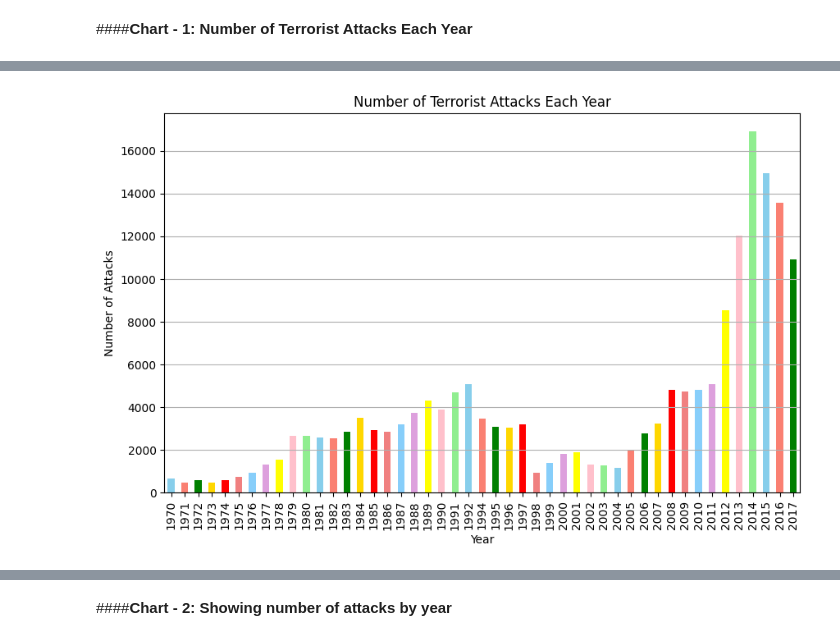
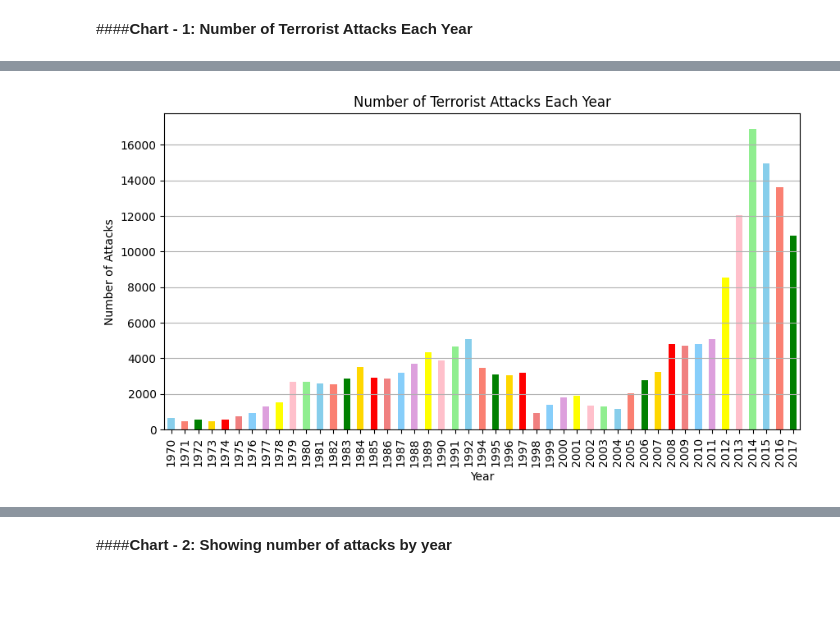
Before and after one commit to DivyankBaluni/Global-Terrorism-Analysis-and-ML, a Jupyter notebook: global_terrorism_pattern_analysis.ipynb, the cells around one changed output, grey strips where cells are left out. Saved outputs shown, nothing was run; the diff lists cells and outputs as text; code cells hidden in the pictures; blank space fills up the shorter version.

```diff
--- a/global_terrorism_pattern_analysis.ipynb
+++ b/global_terrorism_pattern_analysis.ipynb
@@ -120,7 +102,7 @@ import missingno as msno
 # %% [markdown]
 ### **LOADING** **DATA** **SET**
 # %%
-df = pd.read_csv('Global Terrorism Data.csv', encoding='latin1', low_memory=False)
+df = pd.read_csv('Global Terrorism Data.csv', encoding='latin1')
 # %% [markdown]
 ### **Dataset First View**
 # %%
@@ -763,11 +502,12 @@ Name: count, dtype: int64
 # %%
-plt.figure(figsize=(10, 6))
+attacks_per_year = df['year'].value_counts().sort_index()
+plt.figure(figsize=(10, 5))
 colors = ['skyblue', 'salmon', 'green', 'gold', 'red', 'lightcoral', 'lightskyblue', 'plum', 'yellow', 'pink', 'lightgreen']
 attacks_per_year.plot(kind='bar', color=colors)
 plt.title('Number of Terrorist Attacks Each Year')
 plt.xlabel('Year')
 plt.ylabel('Number of Attacks')
 plt.grid(axis='y')
 plt.show()
 # %% [output]
-[figure, old version]
+[figure, new version]
```
Also changed, not shown: parts of 71 cells of this notebook.
